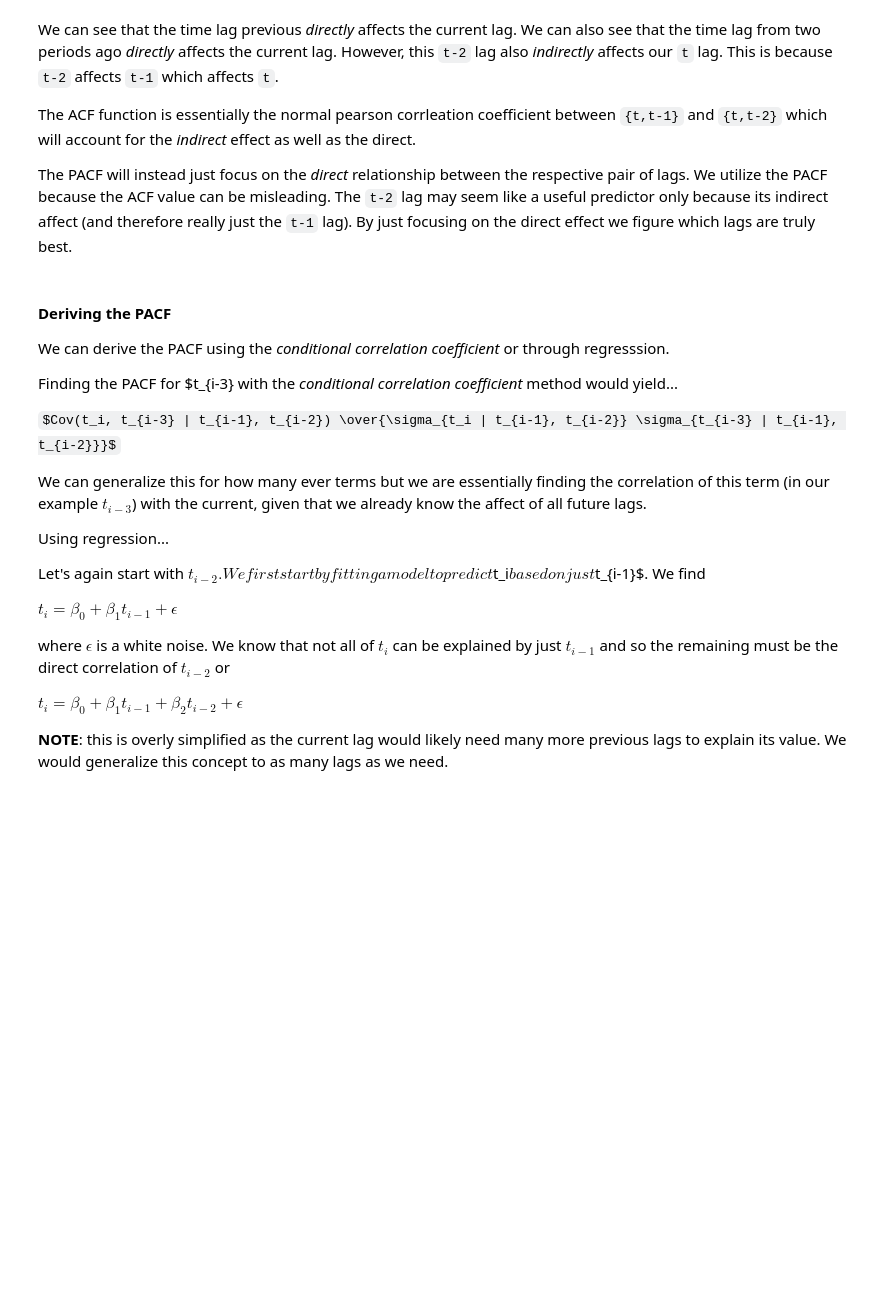
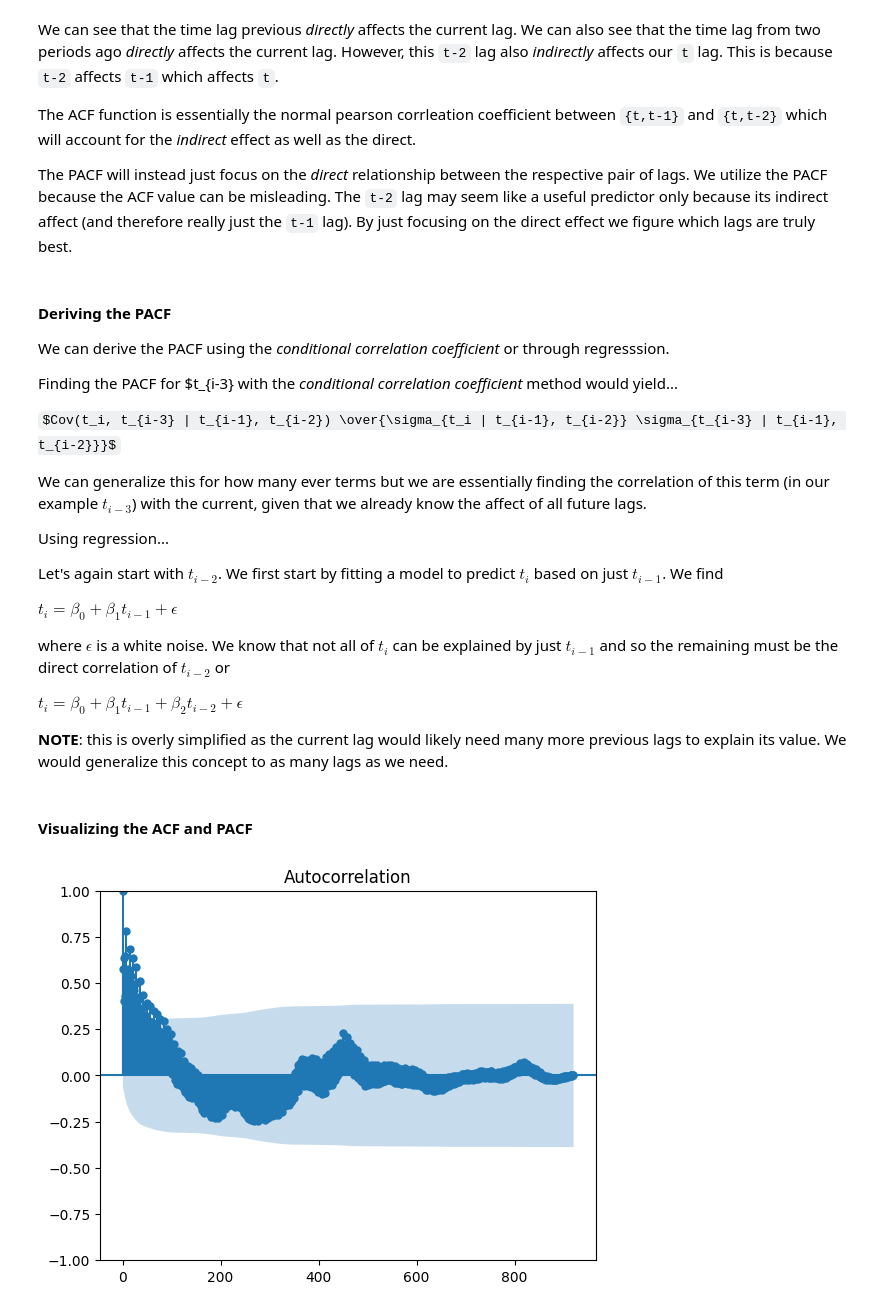
Before and after one commit to nisaac21/Kalshi-Strategies, a Jupyter notebook: tsa_market/research/time_series_data_analysis.ipynb, the cells around one changed output. Cells and saved outputs as stored; diff of their text form; code cells hidden in the pictures; some formulas as TeX source; blank space fills up the shorter version.

Commit message:
Finished PACF and ACF plots

```diff
--- a/tsa_market/research/time_series_data_analysis.ipynb
+++ b/tsa_market/research/time_series_data_analysis.ipynb
@@ -14,5 +18,6 @@ checkin_data = pd.read_csv(TSA_DATA_PATH)[::-1]
 checkin_data['Date'] = pd.to_datetime(checkin_data['Date'])
 restrictions_start = '2/2/2020'
 restrictions_end = '11/8/2021'
-checkins_ex_covid = checkin_data[(checkin_data['Date'] < restrictions_start) | (checkin_data['Date'] > restrictions_end)]
+checkin_data = checkin_data[(checkin_data['Date'] < restrictions_start) | (checkin_data['Date'] > restrictions_end)]
+checkin_data = checkin_data.set_index('Date')
 # %% [markdown]
@@ -44,7 +49,7 @@ We can generalize this for how many ever terms but we are essentially finding th
 
 Using regression...
 
-Let's again start with $t_{i-2}. We first start by fitting a model to predict $t_i$ based on just $t_{i-1}$. We find
+Let's again start with $t_{i-2}$. We first start by fitting a model to predict $t_i$ based on just $t_{i-1}$. We find
 
 $t_i = \beta_{0} + \beta_{1} t_{i-1} + \epsilon$
 
@@ -53,3 +58,10 @@ where $\epsilon$ is a white noise. We know that not all of $t_i$ can be explaine
 $t_i = \beta_{0} + \beta_{1} t_{i-1} + \beta_{2} t_{i-2} + \epsilon$
 
 **NOTE**: this is overly simplified as the current lag would likely need many more previous lags to explain its value. We would generalize this concept to as many lags as we need.
+# %% [markdown]
+#### Visualizing the ACF and PACF
+# %%
+plot_acf(checkin_data, lags=len(checkin_data)-1)
+pyplot.show()
+# %% [output]
+[figure, added]
```
Also changed, not shown: parts of 6 cells of this notebook, 2 other files.
